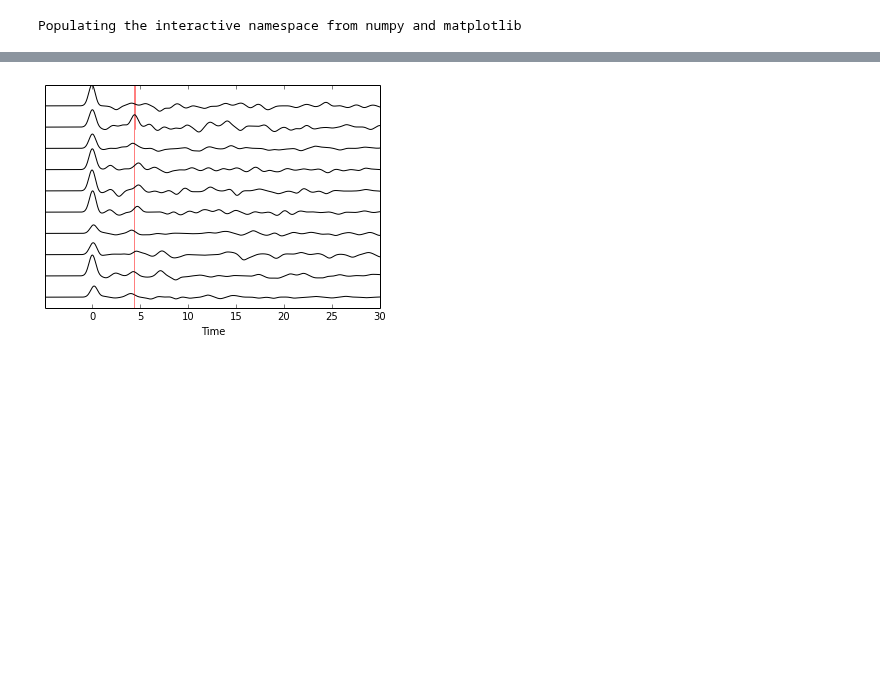
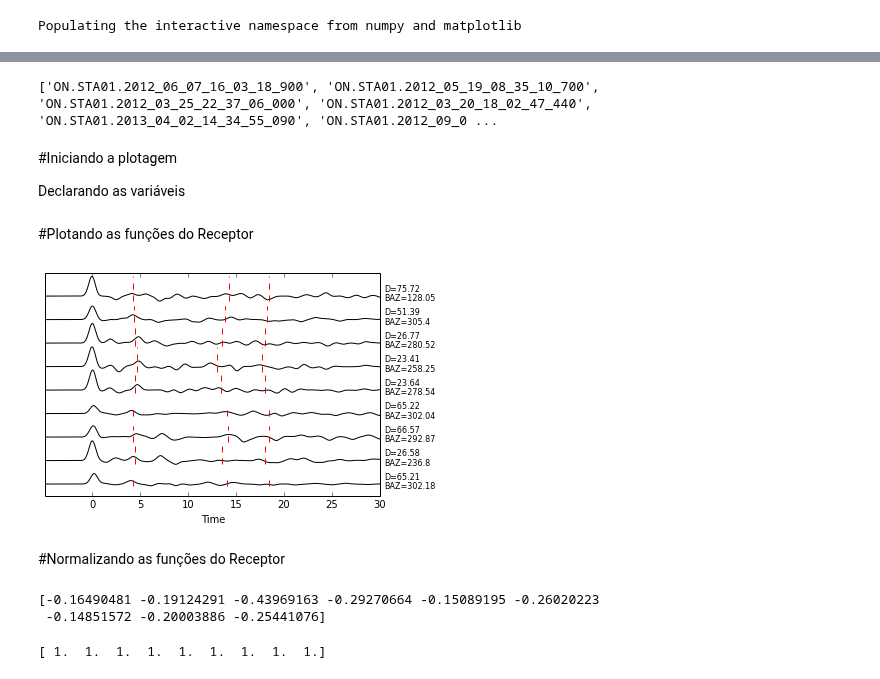
Before and after one commit to dIOGOLOC/projeto_mestrado, a Jupyter notebook: plotagem_funcao_receptor.ipynb, the cells around one changed output, grey strips where cells are left out. Cells and saved outputs as stored; diff of their text form; code cells hidden in the pictures; blank space fills up the shorter version.

Commit message:
Implementação do plot das Funções do Receptor.

```diff
--- a/plotagem_funcao_receptor.ipynb
+++ b/plotagem_funcao_receptor.ipynb
@@ -86,0 +30,2 @@ for i in range(len(st.max())):
+# %%
+name=[i.split('.decon')[0] for i in files]
@@ -87,3 +36,3 @@ for i in range(len(st.max())):
 # %%
-for i in range(len(st.max())):
-    print(ampli_max[i])
+for i in range(len(files)):
+    os.system('sactoasc ' + name[i]+'.decon.sac ' + name[i]+'.asc')
@@ -104,0 +39,9 @@ for i in range(len(st.max())):
+# %%
+for i in range(len(files)):
+    os.system('asctosac ' + name[i]+'.asc ' + name[i]+'.sac')
+    os.system('rm ' + name[i]+'.decon.sac' )
+    os.system('rm ' + name[i]+'.asc' )
+# %%
+print(name)
+# %% [output]
+['ON.STA01.2012_06_07_16_03_18_900', 'ON.STA01.2012_05_19_08_35_10_700', 'ON.STA01.2012_03_25_22_37_06_000', 'ON.STA01.2012_03_20_18_02_47_440', 'ON.STA01.2013_04_02_14_34_55_090', 'ON.STA01.2012_09_0 ...
@@ -105,12 +51,33 @@ for i in range(len(st.max())):
+# %% [markdown]
+#Iniciando a plotagem
+
+Declarando as variáveis
+# %%
+st=obspy.read('ON.STA0*.sac')
+
+dados=np.genfromtxt('tPs_tPpPs_tPsPs_tPpSs_out.txt')[:,:]
+tPs=np.array(dados[:,1])
+tPpPs=np.array(dados[:,2])
+tPsPs=np.array(dados[:,3])
+D=['D=' + str(d) for d in np.array(dados[:,5])]
+BAZ=['BAZ=' + str(b) for b in np.array(dados[:,6])]
+ampli_max=np.array(st.max()).T
+ampli_min=np.array([min(st[i].data) for i in xrange(len(st.max()))]).T
+# %% [markdown]
+#Plotando as funções do Receptor
 # %%
 for i in range(len(st.max())):
     plt.plot(st[i].times()-5,i+st[i].data,'k')
-    plt.axvline(x=tPs[i],ymin=,ymax=i*0.8,linewidth=.5, color='r')
-    #plt.axvline(x=tPpPs[i],ymin=i,ymax=i*0.8,linewidth=.5, color='r')
-    #plt.axvline(x=tPsPs[i],ymin=i,ymax=i*0.8,linewidth=.5, color='r')
+    plt.plot([tPs[i],tPs[i]],[i+ampli_min[i],i+ampli_max[i]],'--r')
+    plt.plot([tPpPs[i],tPpPs[i]],[i+ampli_min[i],i+ampli_max[i]],'--r')
+    plt.plot([tPsPs[i],tPsPs[i]],[i+ampli_min[i],i+ampli_max[i]],'--r')
+    plt.text(30.5,i+0.2,D[i],fontsize=8)
+    plt.text(30.5,i-0.2,BAZ[i],fontsize=8)
     plt.xlabel('Time')
     plt.yticks([])
     plt.xlim(-4.9,30)
-    plt.ylim(-0.5,10)
+    plt.ylim(-0.5,9)
 # %% [output]
-[figure, old version]
+[figure, new version]
+# %% [markdown]
+#Normalizando as funções do Receptor
@@ -116,0 +86,11 @@ for i in range(len(st.max())):
+# %%
+ampli_min=np.array([min(st[i].data) for i in xrange(len(st.max()))]).T
+print(ampli_min)
+# %% [output]
+[-0.16490481 -0.19124291 -0.43969163 -0.29270664 -0.15089195 -0.26020223
+ -0.14851572 -0.20003886 -0.25441076]
+# %%
+ampli_max=np.array(st.max()).T
+print(ampli_max)
+# %% [output]
+[ 1.  1.  1.  1.  1.  1.  1.  1.  1.]
```
Also changed, not shown: parts of 18 cells of this notebook.
